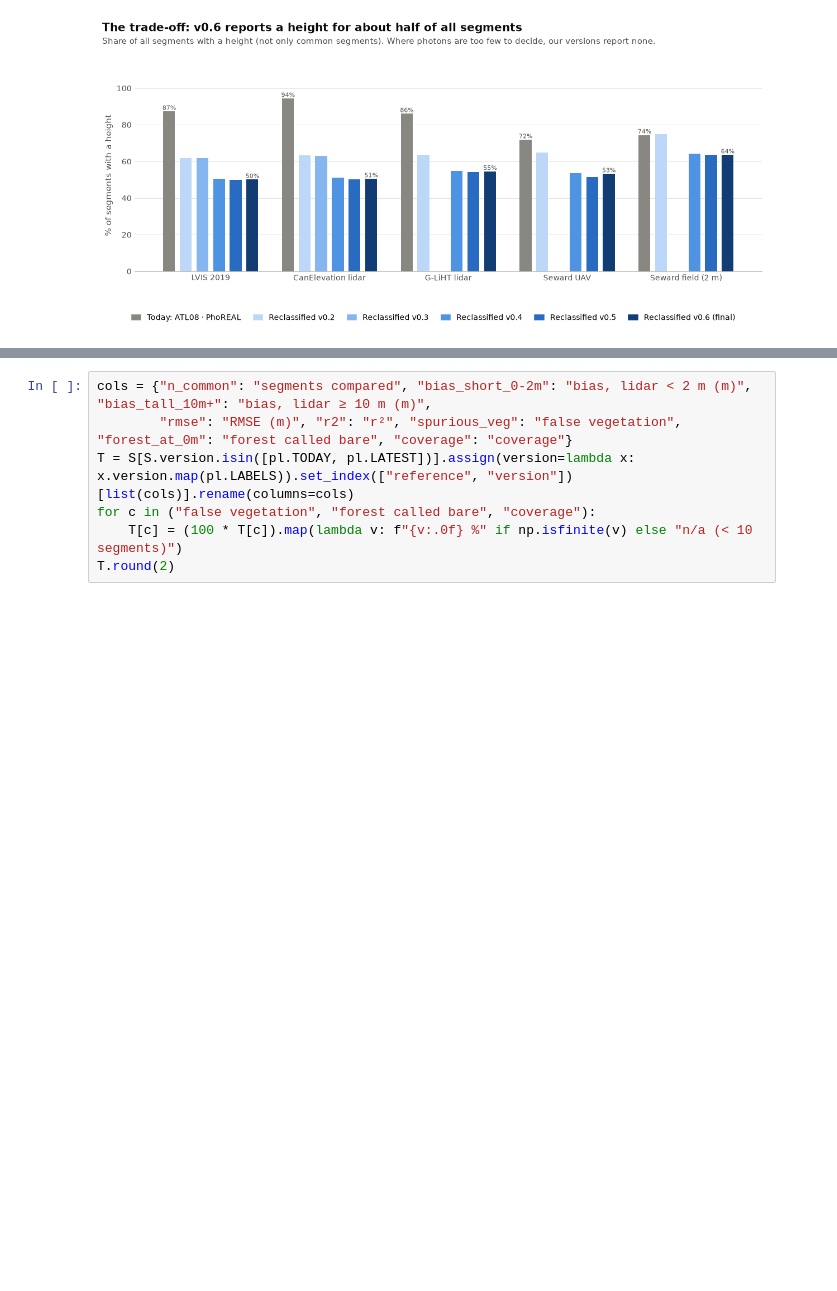
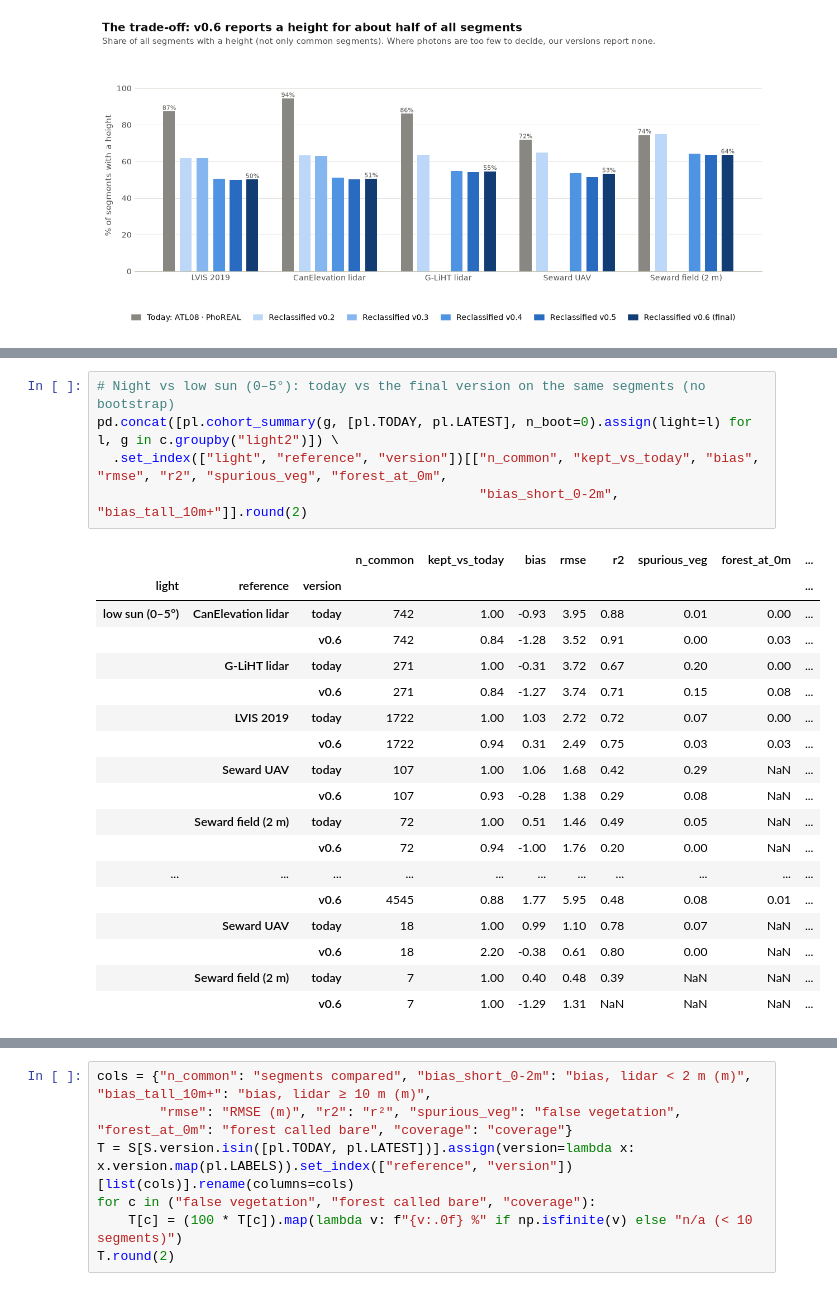
Before and after one commit to pahbs/circumpolar_boreal_trends, a Jupyter notebook: notebooks/atl03_reclass/11_validation_summary_for_presentation.ipynb, the cells around one changed output, grey strips where cells are left out. Saved outputs shown, nothing was run; the diff lists cells and outputs as text; blank space fills up the shorter version.

```diff
--- a/notebooks/atl03_reclass/11_validation_summary_for_presentation.ipynb
+++ b/notebooks/atl03_reclass/11_validation_summary_for_presentation.ipynb
@@ -194,0 +291,24 @@ fig.tight_layout(rect=(0, 0, 1, 0.86)); fig.savefig(FIG / "11_coverage.png", bbo
+# %%
+# Night vs low sun (0–5°): today vs the final version on the same segments (no bootstrap)
+pd.concat([pl.cohort_summary(g, [pl.TODAY, pl.LATEST], n_boot=0).assign(light=l) for l, g in c.groupby("light2")]) \
+  .set_index(["light", "reference", "version"])[["n_common", "kept_vs_today", "bias", "rmse", "r2", "spurious_veg", "forest_at_0m",
+                                                 "bias_short_0-2m", "bias_tall_10m+"]].round(2)
+# %% [output]
+|  |  |  | n_common | kept_vs_today | bias | rmse | r2 | spurious_veg | forest_at_0m | ... |
+| light | reference | version |  |  |  |  |  |  |  | ... |
+| low sun (0–5°) | CanElevation lidar | today | 742 | 1.00 | -0.93 | 3.95 | 0.88 | 0.01 | 0.00 | ... |
+|  |  | v0.6 | 742 | 0.84 | -1.28 | 3.52 | 0.91 | 0.00 | 0.03 | ... |
+|  | G-LiHT lidar | today | 271 | 1.00 | -0.31 | 3.72 | 0.67 | 0.20 | 0.00 | ... |
+|  |  | v0.6 | 271 | 0.84 | -1.27 | 3.74 | 0.71 | 0.15 | 0.08 | ... |
+|  | LVIS 2019 | today | 1722 | 1.00 | 1.03 | 2.72 | 0.72 | 0.07 | 0.00 | ... |
+|  |  | v0.6 | 1722 | 0.94 | 0.31 | 2.49 | 0.75 | 0.03 | 0.03 | ... |
+|  | Seward UAV | today | 107 | 1.00 | 1.06 | 1.68 | 0.42 | 0.29 | NaN | ... |
+|  |  | v0.6 | 107 | 0.93 | -0.28 | 1.38 | 0.29 | 0.08 | NaN | ... |
+|  | Seward field (2 m) | today | 72 | 1.00 | 0.51 | 1.46 | 0.49 | 0.05 | NaN | ... |
+|  |  | v0.6 | 72 | 0.94 | -1.00 | 1.76 | 0.20 | 0.00 | NaN | ... |
+| ... | ... | ... | ... | ... | ... | ... | ... | ... | ... | ... |
+|  |  | v0.6 | 4545 | 0.88 | 1.77 | 5.95 | 0.48 | 0.08 | 0.01 | ... |
+|  | Seward UAV | today | 18 | 1.00 | 0.99 | 1.10 | 0.78 | 0.07 | NaN | ... |
+|  |  | v0.6 | 18 | 2.20 | -0.38 | 0.61 | 0.80 | 0.00 | NaN | ... |
+|  | Seward field (2 m) | today | 7 | 1.00 | 0.40 | 0.48 | 0.39 | NaN | NaN | ... |
+|  |  | v0.6 | 7 | 1.00 | -1.29 | 1.31 | NaN | NaN | NaN | ... |
```
Also changed, not shown: parts of 7 cells of this notebook, 11 other files.
